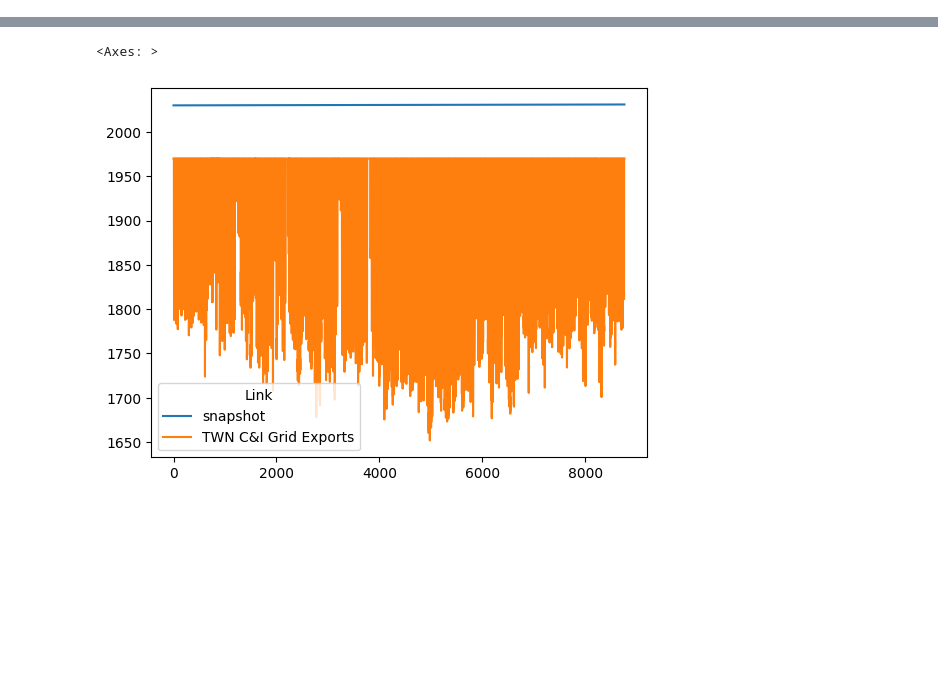
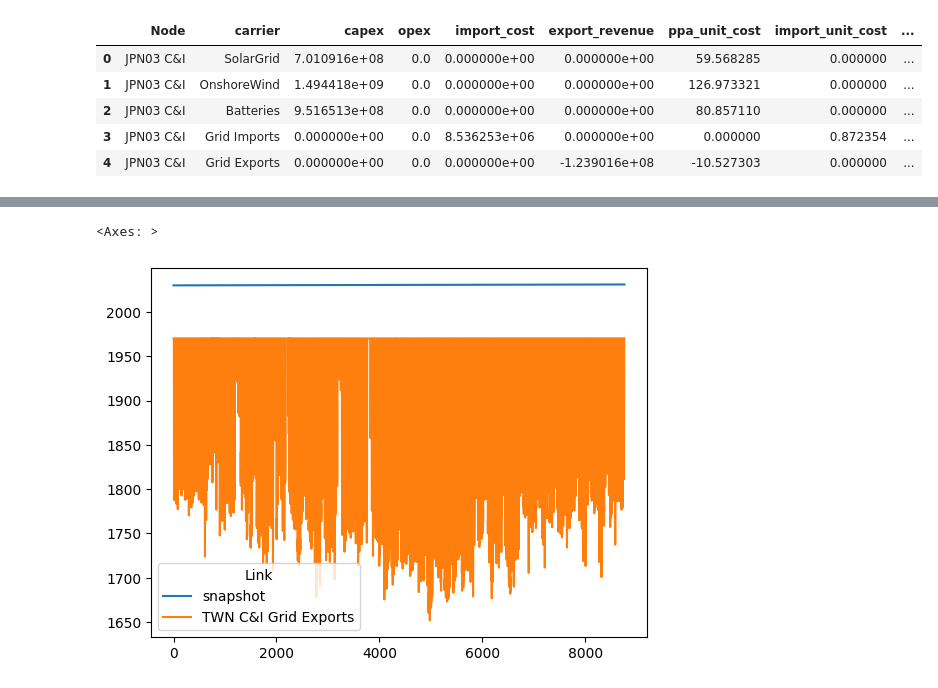
Before and after one commit to transition-zero/tza-pypsa, a Jupyter notebook: CostCalculation.ipynb, the cells around one changed output, grey strips where cells are left out. Saved outputs shown, nothing was run; the diff lists cells and outputs as text; code cells hidden in the pictures; blank space fills up the shorter version.

```diff
--- a/CostCalculation.ipynb
+++ b/CostCalculation.ipynb
@@ -23,3 +49,12 @@ INFO:pypsa.io:Imported network hourly_matching_CFE100_2030.nc has buses, carrier
+# %%
+wrangle.get_ci_unit_cost(n)
+# %% [output]
+|  | Node | carrier | capex | opex | import_cost | export_revenue | ppa_unit_cost | import_unit_cost | ... |
+| 0 | JPN03 C&I | SolarGrid | 7.010916e+08 | 0.0 | 0.000000e+00 | 0.000000e+00 | 59.568285 | 0.000000 | ... |
+| 1 | JPN03 C&I | OnshoreWind | 1.494418e+09 | 0.0 | 0.000000e+00 | 0.000000e+00 | 126.973321 | 0.000000 | ... |
+| 2 | JPN03 C&I | Batteries | 9.516513e+08 | 0.0 | 0.000000e+00 | 0.000000e+00 | 80.857110 | 0.000000 | ... |
+| 3 | JPN03 C&I | Grid Imports | 0.000000e+00 | 0.0 | 8.536253e+06 | 0.000000e+00 | 0.000000 | 0.872354 | ... |
+| 4 | JPN03 C&I | Grid Exports | 0.000000e+00 | 0.0 | 0.000000e+00 | -1.239016e+08 | -10.527303 | 0.000000 | ... |
 # %%
 n.generators.tail(10)
 # %% [output]
```
Also changed, not shown: parts of 4 cells of this notebook, 11 other files.
